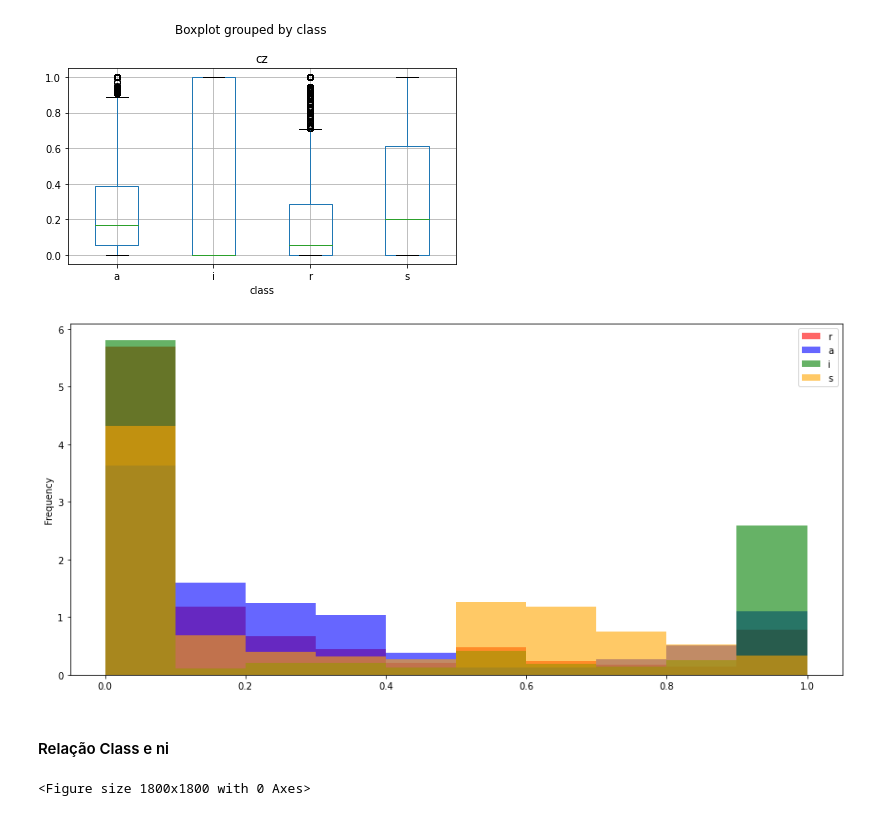
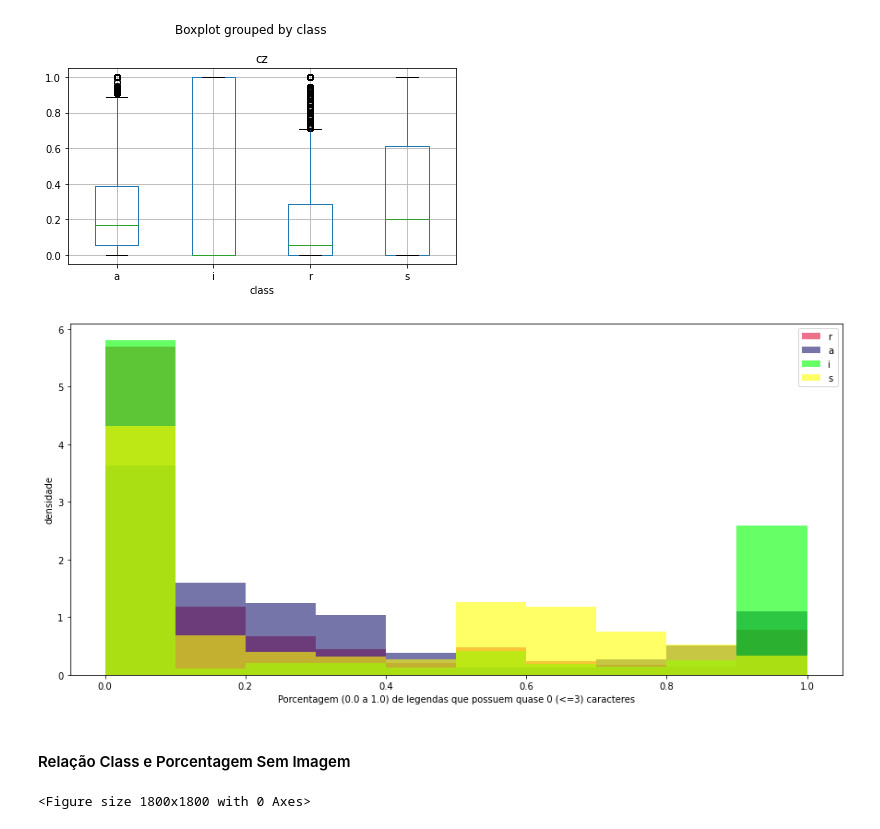
Before and after one commit to ArthurCisotto/P2_CDados, a Jupyter notebook: Projeto_2_CDados.ipynb, the cells around one changed output. Drawn from its saved outputs; the diff is of its cells as text; code cells hidden in the pictures.

```diff
--- a/Projeto_2_CDados.ipynb
+++ b/Projeto_2_CDados.ipynb
@@ -365,17 +378,18 @@ plt.show()
 [figure]
 # %%
 fig = plt.figure(figsize=(15, 7))
-perfis_reais['cz'].plot.hist(color=('red'), alpha=0.6, density=True)
-perfis_fake_ativo['cz'].plot.hist(color=('blue'), alpha=0.6, density=True)
-perfis_fake_inativo['cz'].plot.hist(color=('green'), alpha=0.6, density=True)
-perfis_fake_spam['cz'].plot.hist(color=('orange'), alpha=0.6, density=True)
+perfis_reais['cz'].plot.hist(color=('crimson'), alpha=0.6, density=True)
+perfis_fake_ativo['cz'].plot.hist(color=('midnightblue'), alpha=0.6, density=True)
+perfis_fake_inativo['cz'].plot.hist(color=('lime'), alpha=0.6, density=True)
+perfis_fake_spam['cz'].plot.hist(color=('yellow'), alpha=0.6, density=True)
 plt.legend(['r', 'a', 'i', 's'])
-
+plt.xlabel('Porcentagem (0.0 a 1.0) de legendas que possuem quase 0 (<=3) caracteres')
+plt.ylabel('densidade')
 plt.show()
 # %% [output]
-[figure, old version]
+[figure, new version]
 # %% [markdown]
-#### Relação Class e ni
+#### Relação Class e Porcentagem Sem Imagem
 # %%
 plt.figure(figsize=(25,25))
 data.boxplot(column="ni",by="class")
```
Also changed, not shown: parts of 37 cells of this notebook.
